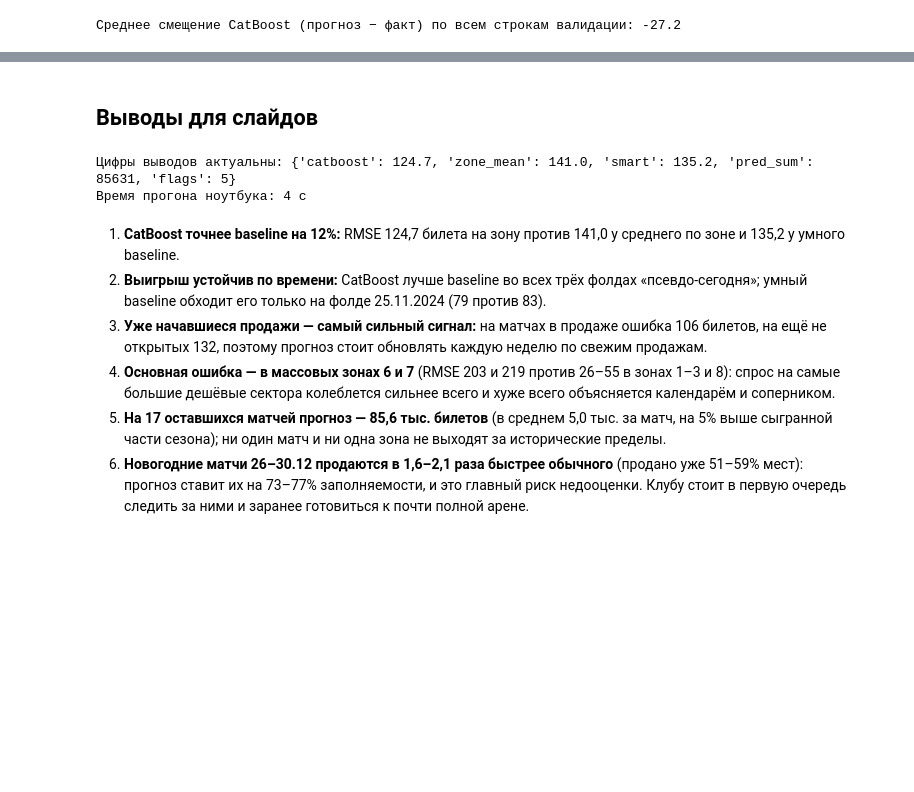
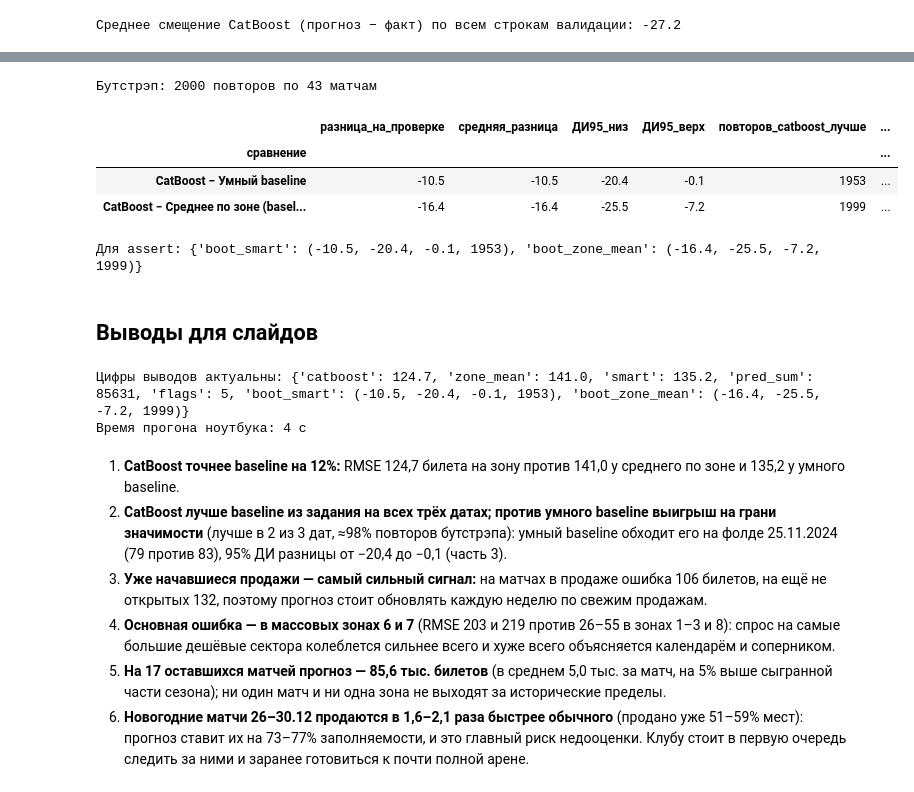
Before and after one commit to shertwg/datamatch-avangard, a Jupyter notebook: notebooks/04_report.ipynb, the cells around one changed output, grey strips where cells are left out. Saved outputs shown, nothing was run; the diff lists cells and outputs as text; code cells hidden in the pictures; blank space fills up the shorter version.

Commit message:
Bootstrap CI for model gain, slide 5 update
Co-Authored-By: Claude Opus 5.5 <noreply@anthropic.com>

```diff
--- a/notebooks/04_report.ipynb
+++ b/notebooks/04_report.ipynb
@@ -731,20 +741,66 @@ print(f"Среднее смещение CatBoost (прогноз − факт)
+# %%
+N_BOOT = 2000
+cols = ["fold", "match_id", "zone", "y_true"]
+for name in ("smart", "zone_mean"):
+    assert preds[name][cols].equals(preds["catboost"][cols]), f"строки {name} и catboost не совпадают"
+
+match_codes, matches = pd.factorize(preds["catboost"]["match_id"])
+y_true = preds["catboost"]["y_true"].to_numpy(float)
+# Сумма квадратов ошибок и число строк по матчу: RMSE повтора = sqrt(Σ SSE / Σ строк) с кратностями матчей
+sse = {n: np.bincount(match_codes, weights=(p["y_pred"].to_numpy(float) - y_true) ** 2) for n, p in preds.items()}
+n_rows = np.bincount(match_codes)
+
+rng = np.random.default_rng(RANDOM_STATE)
+draws = rng.integers(0, len(matches), size=(N_BOOT, len(matches)))
+mult = np.stack([np.bincount(d, minlength=len(matches)) for d in draws])  # кратность матча в повторе
+boot_rmse = {n: np.sqrt(mult @ s / (mult @ n_rows)) for n, s in sse.items()}
+
+rows = []
+for base in ("smart", "zone_mean"):
+    d = boot_rmse["catboost"] - boot_rmse[base]
+    rows.append({"сравнение": f"CatBoost − {MODEL_NAMES[base]}",
+                 "разница_на_проверке": overall["catboost"] - overall[base],
+                 "средняя_разница": d.mean(),
+                 "ДИ95_низ": np.percentile(d, 2.5), "ДИ95_верх": np.percentile(d, 97.5),
+                 "повторов_catboost_лучше": int((d < 0).sum()), "доля_catboost_лучше": (d < 0).mean()})
+boot = pd.DataFrame(rows).set_index("сравнение")
+print(f"Бутстрэп: {N_BOOT} повторов по {len(matches)} матчам")
+display(boot.round({"разница_на_проверке": 1, "средняя_разница": 1, "ДИ95_низ": 1, "ДИ95_верх": 1,
+                    "доля_catboost_лучше": 2}))
+# Для assert: средняя разница и ДИ до 0,1 и число повторов, где CatBoost лучше (целое — без двусмысленного округления доли)
+BOOT_KEYS = {}
+for b in ("smart", "zone_mean"):
+    r = boot.loc[f"CatBoost − {MODEL_NAMES[b]}"]
+    BOOT_KEYS[f"boot_{b}"] = (round(float(r["средняя_разница"]), 1), round(float(r["ДИ95_низ"]), 1),
+                              round(float(r["ДИ95_верх"]), 1), int(r["повторов_catboost_лучше"]))
+print("Для assert:", BOOT_KEYS)
+# %% [output]
+Бутстрэп: 2000 повторов по 43 матчам
+|  | разница_на_проверке | средняя_разница | ДИ95_низ | ДИ95_верх | повторов_catboost_лучше | ... |
+| сравнение |  |  |  |  |  | ... |
+| CatBoost − Умный baseline | -10.5 | -10.5 | -20.4 | -0.1 | 1953 | ... |
+| CatBoost − Среднее по зоне (basel... | -16.4 | -16.4 | -25.5 | -7.2 | 1999 | ... |
+Для assert: {'boot_smart': (-10.5, -20.4, -0.1, 1953), 'boot_zone_mean': (-16.4, -25.5, -7.2, 1999)}
 # %% [markdown]
 ## Выводы для слайдов
 # %%
 # Цифры в выводах ниже взяты из этого прогона. Если модель изменится, assert укажет,
 # что выводы нужно перепроверить.
-KEY_NUMBERS = {"catboost": 124.7, "zone_mean": 141.0, "smart": 135.2, "pred_sum": 85631, "flags": 5}
+KEY_NUMBERS = {"catboost": 124.7, "zone_mean": 141.0, "smart": 135.2, "pred_sum": 85631, "flags": 5,
+               # бутстрэп (часть 3): средняя разница, ДИ95 низ, ДИ95 верх, повторов из 2000, где CatBoost лучше
+               "boot_smart": (-10.5, -20.4, -0.1, 1953), "boot_zone_mean": (-16.4, -25.5, -7.2, 1999)}
 now = {"catboost": round(float(overall["catboost"]), 1), "zone_mean": round(float(overall["zone_mean"]), 1),
-       "smart": round(float(overall["smart"]), 1), "pred_sum": int(test_m["pred"].sum()), "flags": len(flag_table)}
+       "smart": round(float(overall["smart"]), 1), "pred_sum": int(test_m["pred"].sum()), "flags": len(flag_table),
+       **BOOT_KEYS}
 assert now == KEY_NUMBERS, f"цифры изменились: {now} != {KEY_NUMBERS} — обновите выводы"
 print("Цифры выводов актуальны:", now)
 print(f"Время прогона ноутбука: {time.perf_counter() - T0:.0f} с")
 # %% [output]
-Цифры выводов актуальны: {'catboost': 124.7, 'zone_mean': 141.0, 'smart': 135.2, 'pred_sum': 85631, 'flags': 5}
+Цифры выводов актуальны: {'catboost': 124.7, 'zone_mean': 141.0, 'smart': 135.2, 'pred_sum': 85631, 'flags': 5, 'boot_smart': (-10.5, -20.4, -0.1, 1953), 'boot_zone_mean': (-16.4, -25.5, -7.2, 1999)}
 Время прогона ноутбука: 4 с
 # %% [markdown]
 1. **CatBoost точнее baseline на 12%:** RMSE 124,7 билета на зону против 141,0 у среднего по зоне и 135,2 у умного baseline.
-2. **Выигрыш устойчив по времени:** CatBoost лучше baseline во всех трёх фолдах «псевдо-сегодня»; умный baseline обходит его только на фолде 25.11.2024 (79 против 83).
+2. **CatBoost лучше baseline из задания на всех трёх датах; против умного baseline выигрыш на грани значимости** (лучше в 2 из 3 дат, ≈98% повторов бутстрэпа): умный baseline обходит его на фолде 25.11.2024 (79 против 83), 95% ДИ разницы от −20,4 до −0,1 (часть 3).
 3. **Уже начавшиеся продажи — самый сильный сигнал:** на матчах в продаже ошибка 106 билетов, на ещё не открытых 132, поэтому прогноз стоит обновлять каждую неделю по свежим продажам.
 4. **Основная ошибка — в массовых зонах 6 и 7** (RMSE 203 и 219 против 26–55 в зонах 1–3 и 8): спрос на самые большие дешёвые сектора колеблется сильнее всего и хуже всего объясняется календарём и соперником.
 5. **На 17 оставшихся матчей прогноз — 85,6 тыс. билетов** (в среднем 5,0 тыс. за матч, на 5% выше сыгранной части сезона); ни один матч и ни одна зона не выходят за исторические пределы.
```
Also changed, not shown: parts of 1 cell of this notebook, 1 other file.
